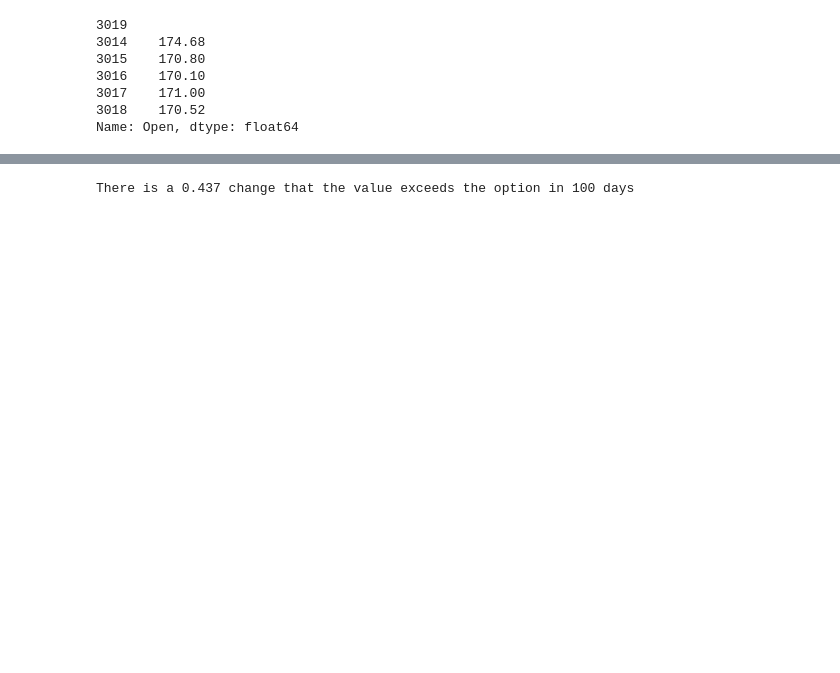
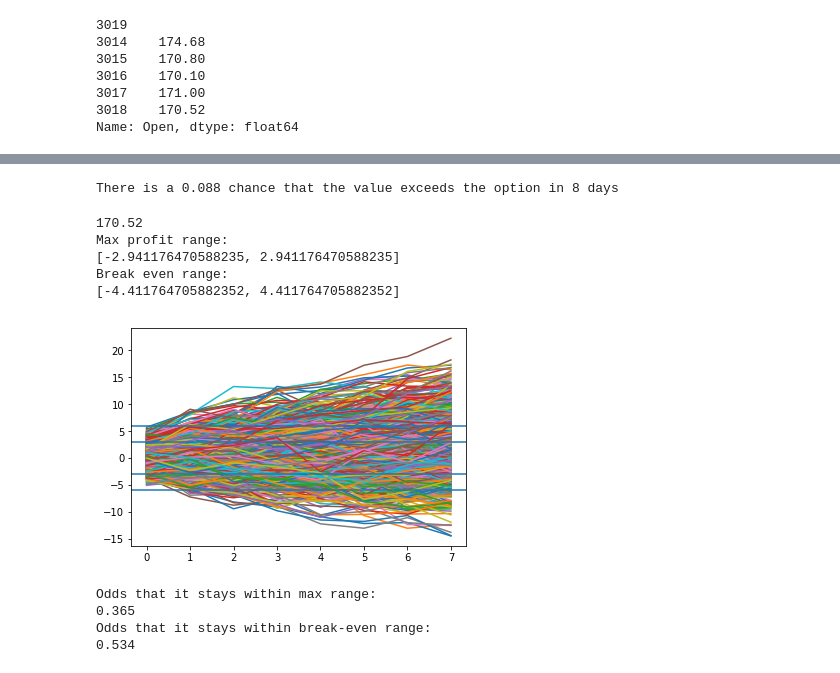
Before and after one commit to Roro145/OptionsPricing, a Jupyter notebook: Monte Carlo Options Pricing.ipynb, the cells around one changed output, grey strips where cells are left out. Cells and saved outputs as stored; diff of their text form; code cells hidden in the pictures; blank space fills up the shorter version.

```diff
--- a/Monte Carlo Options Pricing.ipynb
+++ b/Monte Carlo Options Pricing.ipynb
@@ -74,11 +84,74 @@ plt.show()
 # %%
 #Determines the number of MC simulations that are above the option price
 aboveCount = 0
-for x in range(len(mainForecast)):
-    if(optionVal < mainForecast[x][-1]):
+for x in range(len(monteResult)):
+    if(optionVal < monteResult[x][-1]):
         aboveCount += 1
 
 abovePercent = aboveCount / foreCastCount
-print("There is a " + str(abovePercent) + " change that the value exceeds the option in " + str(dayCount) + " days")
+print("There is a " + str(abovePercent) + " chance that the value exceeds the option in " + str(dayCount) + " days")
 # %% [output]
-There is a 0.437 change that the value exceeds the option in 100 days
+There is a 0.088 chance that the value exceeds the option in 8 days
+# %%
+#pricing an iron condor
+assetPrice = dataList[-1]
+print(assetPrice)
+#value is the percent that it is +- compared to the base
+#so 175 option val is (175-170)/170
+boughtPUT = (160-170)/170 * 100
+soldPUT = (165-170)/170 * 100
+soldCall = (175-170)/170 * 100
+boughtCall = (180-170)/170 * 100
+
+#Range where profit is maximized
+print("Max profit range:")
+maxProfitRange = [soldPUT, soldCall]
+print(maxProfitRange)
+
+#Range where end result is break even
+print("Break even range:")
+breakEvenRange = [(soldPUT + boughtPUT)/2, (soldCall + boughtCall)/2]
+print(breakEvenRange)
+
+simulationCount = 1000
+#Number of days until the option expires
+OPTEXP = 8
+
+monteResult = monteSimulation(dataMean, dataSTD, simulationCount, OPTEXP)
+
+for x in range(len(monteResult)):
+    plt.plot(monteResult[x])
+
+plt.axhline(boughtPUT)
+plt.axhline(soldPUT)
+plt.axhline(soldCall)
+plt.axhline(boughtCall)
+
+plt.show()
+
+probMax = 0
+probBreakEven = 0
+for x in range(len(monteResult)):
+    finalVal = monteResult[x][-1]
+    if(finalVal > maxProfitRange[0] and finalVal < maxProfitRange[1]):
+        probMax += 1
+    if(finalVal > breakEvenRange[0] and finalVal < breakEvenRange[1]):
+        probBreakEven += 1
+
+probMax = probMax / simulationCount
+probBreakEven = probBreakEven / simulationCount
+print("Odds that it stays within max range: ")
+print(probMax)
+print("Odds that it stays within break-even range: ")
+print(probBreakEven)
+# %% [output]
+170.52
+Max profit range:
+[-2.941176470588235, 2.941176470588235]
+Break even range:
+[-4.411764705882352, 4.411764705882352]
+[figure, added]
+Odds that it stays within max range:
+0.365
+Odds that it stays within break-even range:
+0.534
```
Also changed, not shown: parts of 4 cells of this notebook.
